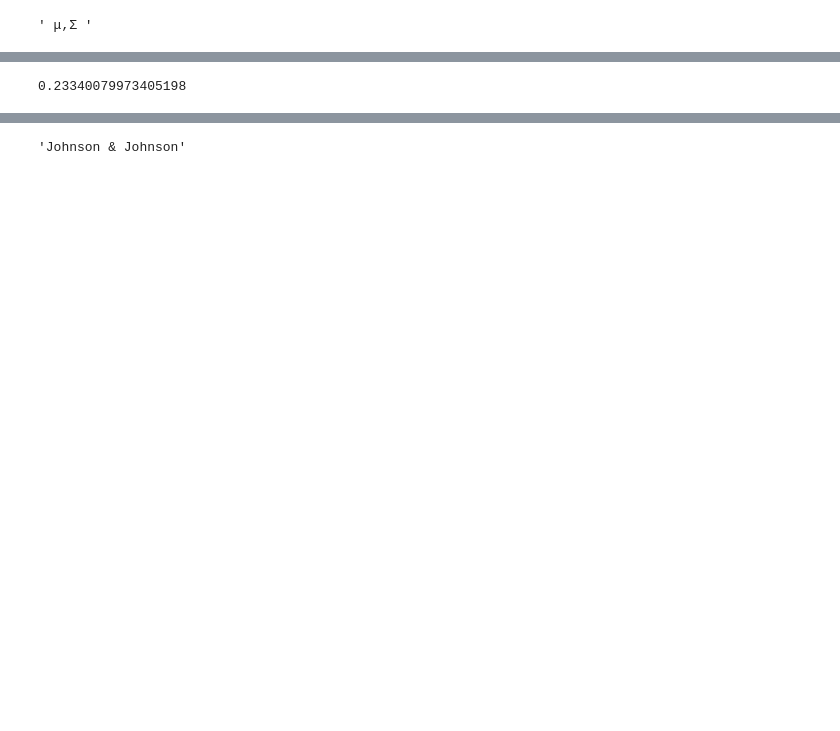
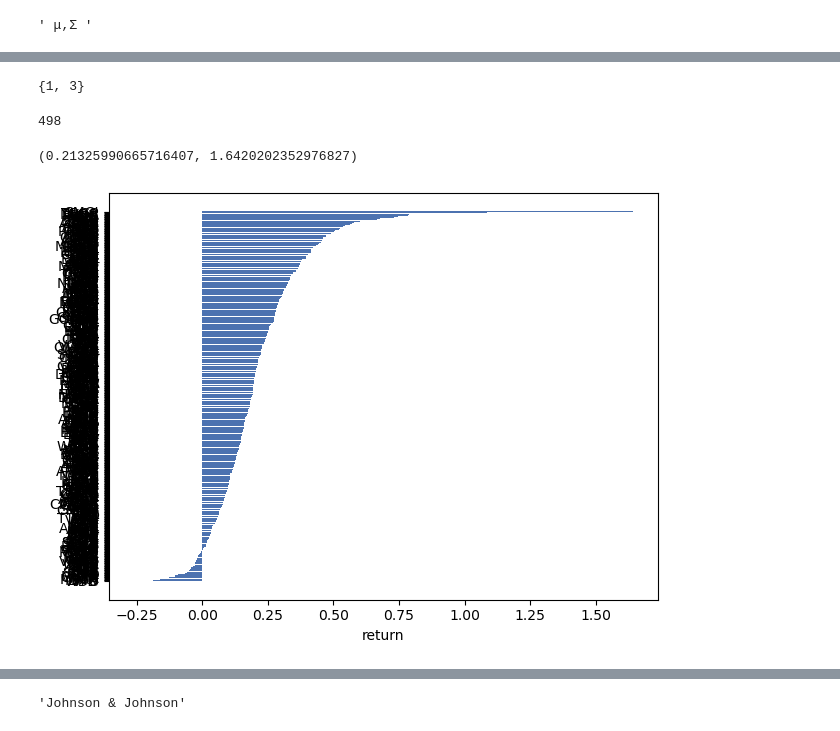
Before and after one commit to bourov/porto, a Jupyter notebook: first-simple.ipynb, the cells around one changed output, grey strips where cells are left out. Drawn from its saved outputs; the diff is of its cells as text; code cells hidden in the pictures; blank space fills up the shorter version.

```diff
--- a/first-simple.ipynb
+++ b/first-simple.ipynb
@@ -35,3 +23,5 @@ sp500.tolist()
 # %%
-dfr = yf.download(sp500.tolist(), start='2020-01-01')['Close']
+dfr = yf.download(
+    sp500.tolist()+etfs.tolist()+personal,
+    period='4y')['Adj Close']
 # %% [output]
@@ -65,3 +84,16 @@ df.sample(3)
+# %%
+{1,2,3} - {2}
+# %% [output]
+{1, 3}
+# %%
+syms =  (set(etfs) - {'VCSH', 'VCIT', 'VTIP', 'QQQ'}) | sp500cl #| {'FXAIX'}
+syms = sp500cl | set(personal)
+len(syms)
+# %% [output]
+498
 # %%
-μ = expected_returns.mean_historical_return(df)
-Σ = risk_models.sample_cov(df)
+mu = expected_returns.mean_historical_return(df[list(syms)])
+S = risk_models.sample_cov(df[list(syms)])
+mu.mean(), mu.max()
+# %% [output]
+(0.21325990665716407, 1.6420202352976827)
@@ -72,4 +100,5 @@ df.sample(3)
-# %%
-μ.mean()
-# %% [output]
-0.23340079973405198
+# %%
+plotting.plot_weights(mu)
+plotting.plt.xlabel('return');
+# %% [output]
+[figure, added]
```
Also changed, not shown: parts of 80 cells of this notebook, 1 other file.
